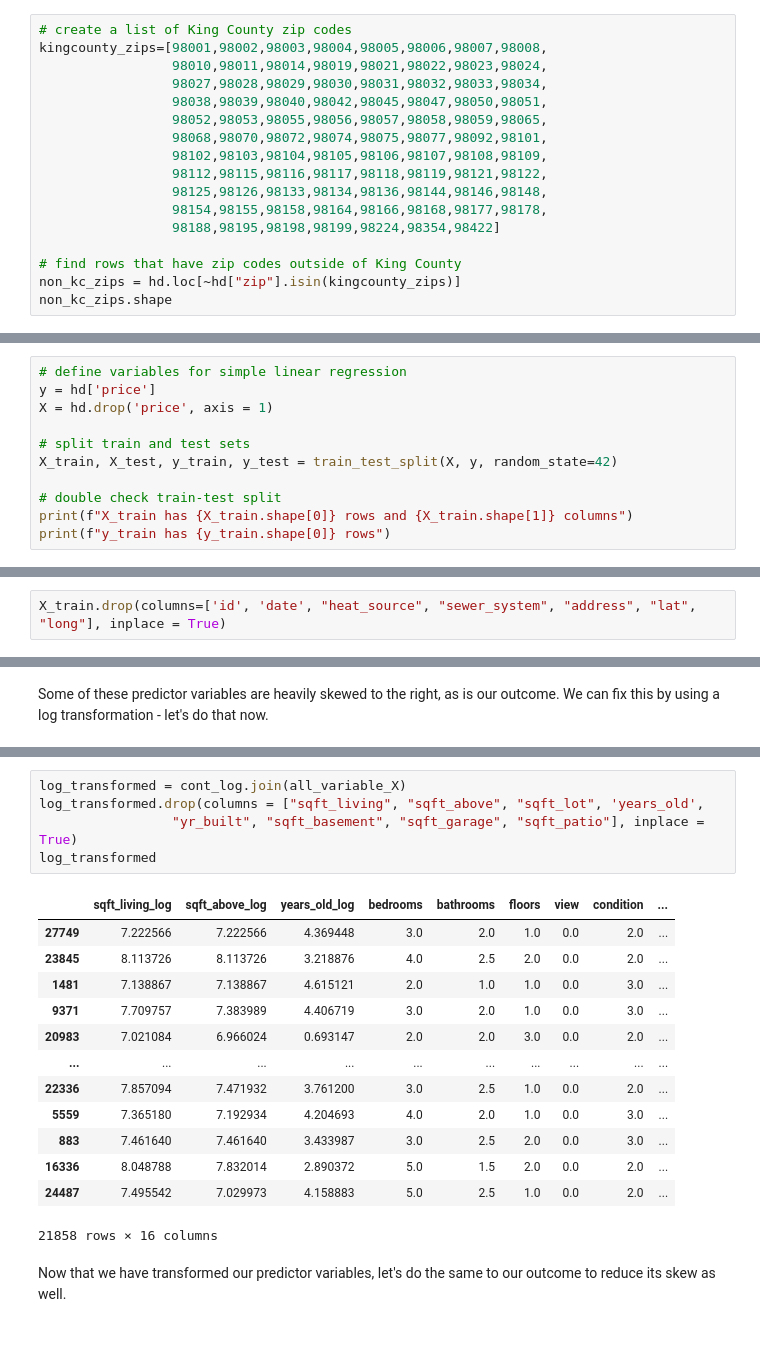
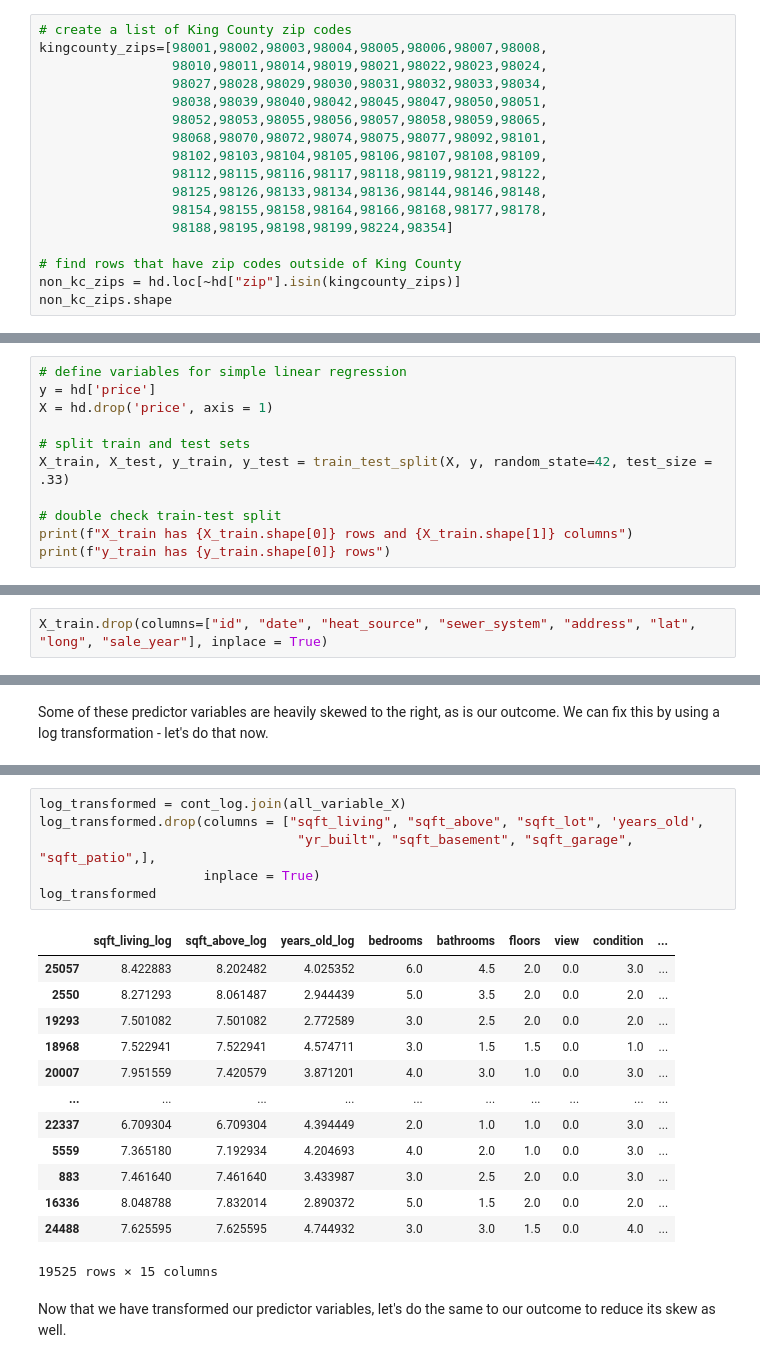
Before and after one commit to emgerber88/Kings-County-Real-Estate-analysis-NAEG, a Jupyter notebook: King_County_Analysis_Notebook.ipynb, the cells around one changed output, grey strips where cells are left out. Cells and saved outputs as stored; diff of their text form.

```diff
--- a/King_County_Analysis_Notebook.ipynb
+++ b/King_County_Analysis_Notebook.ipynb
@@ -186,7 +184,7 @@ kingcounty_zips=[98001,98002,98003,98004,98005,98006,98007,98008,
                  98112,98115,98116,98117,98118,98119,98121,98122,
                  98125,98126,98133,98134,98136,98144,98146,98148,
                  98154,98155,98158,98164,98166,98168,98177,98178,
-                 98188,98195,98198,98199,98224,98354,98422]
+                 98188,98195,98198,98199,98224,98354]
 
 # find rows that have zip codes outside of King County
 non_kc_zips = hd.loc[~hd["zip"].isin(kingcounty_zips)]
@@ -336,7 +326,7 @@ y = hd['price']
 X = hd.drop('price', axis = 1)
 
 # split train and test sets
-X_train, X_test, y_train, y_test = train_test_split(X, y, random_state=42)
+X_train, X_test, y_train, y_test = train_test_split(X, y, random_state=42, test_size = .33)
 
 # double check train-test split
 print(f"X_train has {X_train.shape[0]} rows and {X_train.shape[1]} columns")
@@ -604,7 +604,7 @@ X_train.head(2)
 # %% [markdown]
 Finally, let's drop some of the values that we won't be using in our analysis - id, date, heat source, sewer system, address, lat, long, and sale year (since our exploration also revealed that all sales occurred in either 2021 or 2022).
 # %%
-X_train.drop(columns=['id', 'date', "heat_source", "sewer_system", "address", "lat", "long"], inplace = True)
+X_train.drop(columns=["id", "date", "heat_source", "sewer_system", "address", "lat", "long", "sale_year"], inplace = True)
 # %% [markdown]
 Let's examine our new training dataset to make sure there are no missing values before we proceed.
 # %%
@@ -778,22 +778,23 @@ That looks better. Let's add those back to our dataset, and drop the original co
 # %%
 log_transformed = cont_log.join(all_variable_X)
 log_transformed.drop(columns = ["sqft_living", "sqft_above", "sqft_lot", 'years_old',
-                 "yr_built", "sqft_basement", "sqft_garage", "sqft_patio"], inplace = True)
+                                 "yr_built", "sqft_basement", "sqft_garage", "sqft_patio",],
+                     inplace = True)
 log_transformed
 # %% [output]
 |  | sqft_living_log | sqft_above_log | years_old_log | bedrooms | bathrooms | floors | view | condition | ... |
-| 27749 | 7.222566 | 7.222566 | 4.369448 | 3.0 | 2.0 | 1.0 | 0.0 | 2.0 | ... |
-| 23845 | 8.113726 | 8.113726 | 3.218876 | 4.0 | 2.5 | 2.0 | 0.0 | 2.0 | ... |
-| 1481 | 7.138867 | 7.138867 | 4.615121 | 2.0 | 1.0 | 1.0 | 0.0 | 3.0 | ... |
-| 9371 | 7.709757 | 7.383989 | 4.406719 | 3.0 | 2.0 | 1.0 | 0.0 | 3.0 | ... |
-| 20983 | 7.021084 | 6.966024 | 0.693147 | 2.0 | 2.0 | 3.0 | 0.0 | 2.0 | ... |
+| 25057 | 8.422883 | 8.202482 | 4.025352 | 6.0 | 4.5 | 2.0 | 0.0 | 3.0 | ... |
+| 2550 | 8.271293 | 8.061487 | 2.944439 | 5.0 | 3.5 | 2.0 | 0.0 | 2.0 | ... |
+| 19293 | 7.501082 | 7.501082 | 2.772589 | 3.0 | 2.5 | 2.0 | 0.0 | 2.0 | ... |
+| 18968 | 7.522941 | 7.522941 | 4.574711 | 3.0 | 1.5 | 1.5 | 0.0 | 1.0 | ... |
+| 20007 | 7.951559 | 7.420579 | 3.871201 | 4.0 | 3.0 | 1.0 | 0.0 | 3.0 | ... |
 | ... | ... | ... | ... | ... | ... | ... | ... | ... | ... |
-| 22336 | 7.857094 | 7.471932 | 3.761200 | 3.0 | 2.5 | 1.0 | 0.0 | 2.0 | ... |
+| 22337 | 6.709304 | 6.709304 | 4.394449 | 2.0 | 1.0 | 1.0 | 0.0 | 3.0 | ... |
 | 5559 | 7.365180 | 7.192934 | 4.204693 | 4.0 | 2.0 | 1.0 | 0.0 | 3.0 | ... |
 | 883 | 7.461640 | 7.461640 | 3.433987 | 3.0 | 2.5 | 2.0 | 0.0 | 3.0 | ... |
 | 16336 | 8.048788 | 7.832014 | 2.890372 | 5.0 | 1.5 | 2.0 | 0.0 | 2.0 | ... |
-| 24487 | 7.495542 | 7.029973 | 4.158883 | 5.0 | 2.5 | 1.0 | 0.0 | 2.0 | ... |
+| 24488 | 7.625595 | 7.625595 | 4.744932 | 3.0 | 3.0 | 1.5 | 0.0 | 4.0 | ... |
-21858 rows × 16 columns
+19525 rows × 15 columns
 # %% [markdown]
 Now that we have transformed our predictor variables, let's do the same to our outcome to reduce its skew as well.
 # %%
```
Also changed, not shown: parts of 108 cells of this notebook.
